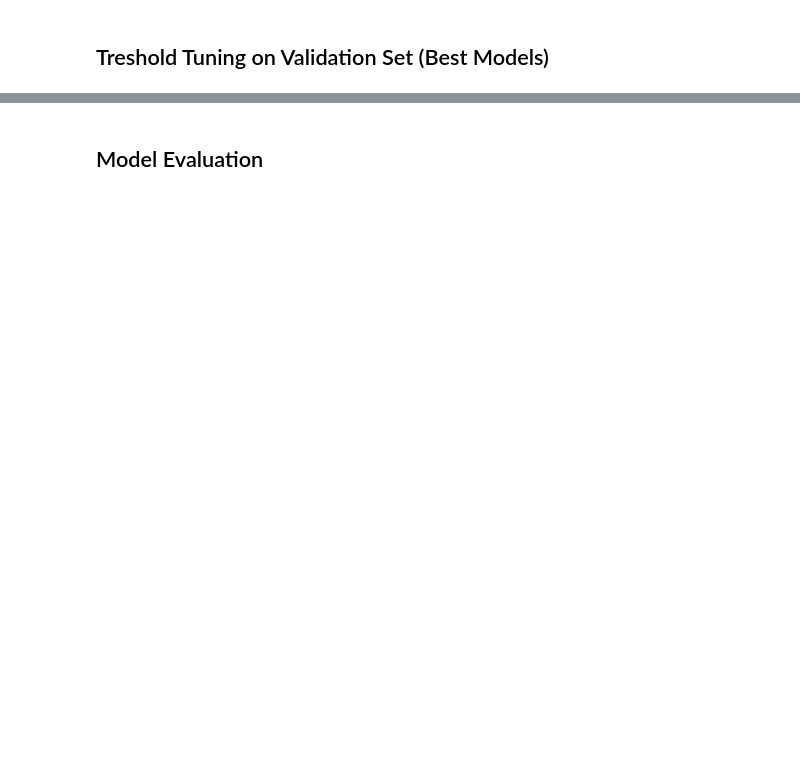
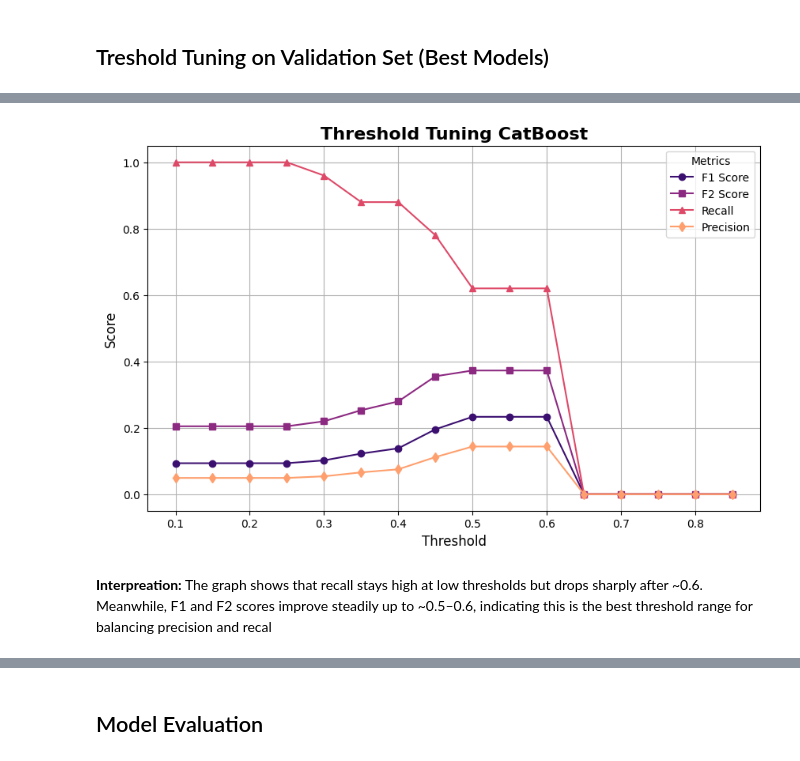
Before and after one commit to Duccard/stroke_risk_prediction, a Jupyter notebook: StrokeRiskPredictionModel.ipynb, the cells around one changed output, grey strips where cells are left out. Drawn from its saved outputs; the diff is of its cells as text; code cells hidden in the pictures; blank space fills up the shorter version.

Commit message:
Added Treshold Tuning, Updated Evaluation

```diff
--- a/StrokeRiskPredictionModel.ipynb
+++ b/StrokeRiskPredictionModel.ipynb
@@ -2398,0 +2620,42 @@ plot_model_f1_macro_f2_comparison(
+# %%
+import numpy as np
+import matplotlib.pyplot as plt
+from sklearn.metrics import f1_score, fbeta_score, precision_score, recall_score
+
+# Define thresholds
+thresholds = np.arange(0.1, 0.9, 0.05)
+
+# Lists to store scores
+f1_scores = []
+f2_scores = []
+recall_scores = []
+precision_scores = []
+
+# Compute scores for each threshold
+for t in thresholds:
+    preds = (probs >= t).astype(int)
+    f1_scores.append(f1_score(y_test, preds, zero_division=0))
+    f2_scores.append(fbeta_score(y_test, preds, beta=2, zero_division=0))
+    recall_scores.append(recall_score(y_test, preds, zero_division=0))
+    precision_scores.append(precision_score(y_test, preds, zero_division=0))
+
+# Plot
+plt.figure(figsize=(10, 6))
+
+plt.plot(thresholds, f1_scores, marker="o", color=plt.cm.magma(0.2), label="F1 Score")
+plt.plot(thresholds, f2_scores, marker="s", color=plt.cm.magma(0.4), label="F2 Score")
+plt.plot(thresholds, recall_scores, marker="^", color=plt.cm.magma(0.6), label="Recall")
+plt.plot(
+    thresholds, precision_scores, marker="d", color=plt.cm.magma(0.8), label="Precision"
+)
+
+plt.xlabel("Threshold", fontsize=12)
+plt.ylabel("Score", fontsize=12)
+plt.title("Threshold Tuning CatBoost", fontsize=16, weight="bold")
+plt.legend(title="Metrics")
+plt.grid(True)
+plt.show()
+# %% [output]
+[figure, added]
+# %% [markdown]
+**Interpreation:** The graph shows that recall stays high at low thresholds but drops sharply after ~0.6. Meanwhile, F1 and F2 scores improve steadily up to ~0.5–0.6, indicating this is the best threshold range for balancing precision and recal
```
Also changed, not shown: parts of 37 cells of this notebook, 4 other files.
